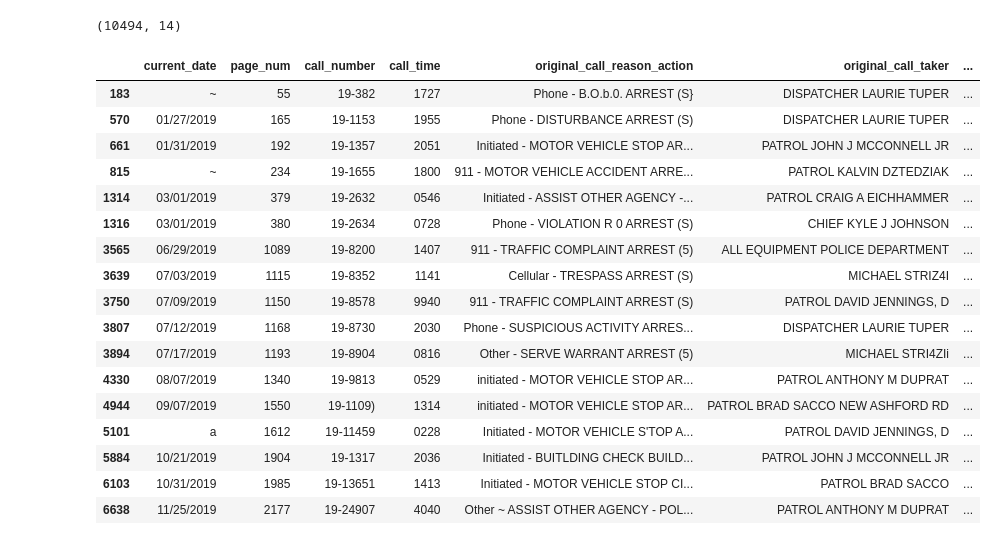
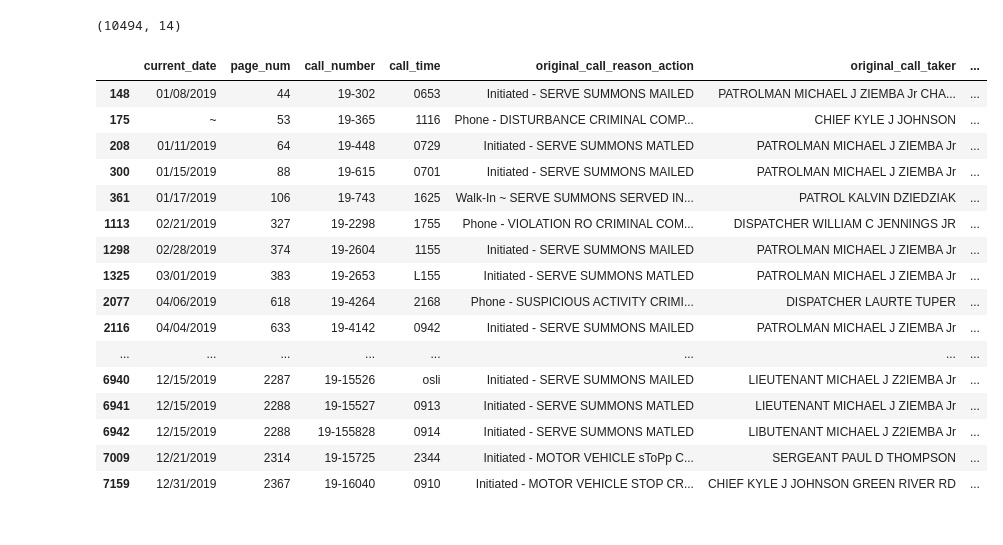
Before and after one commit to annahaensch/datathon4justice, a Jupyter notebook: code/Alex/2021_10_22_parse_text_to_csv.ipynb, the cells around one changed output. Cells and saved outputs as stored; diff of their text form; code cells hidden in the pictures.

Commit message:
workings on arrests, but still needs some work

```diff
--- a/code/Alex/2021_10_22_parse_text_to_csv.ipynb
+++ b/code/Alex/2021_10_22_parse_text_to_csv.ipynb
@@ -551,25 +551,24 @@ all2019.shape
 (10494, 14)
 # %%
 nsub = all2019.dropna(subset=['narrative_text']).reset_index(drop=True)
-nsub[nsub['narrative_text'].str.contains('Arrest')]
+nsub[nsub['narrative_text'].str.contains('Summons')]
 # %% [output]
 |  | current_date | page_num | call_number | call_time | original_call_reason_action | original_call_taker | ... |
-| 183 | ~ | 55 | 19-382 | 1727 | Phone - B.O.b.0. ARREST (S} | DISPATCHER LAURIE TUPER | ... |
-| 570 | 01/27/2019 | 165 | 19-1153 | 1955 | Phone - DISTURBANCE ARREST (S) | DISPATCHER LAURIE TUPER | ... |
-| 661 | 01/31/2019 | 192 | 19-1357 | 2051 | Initiated - MOTOR VEHICLE STOP AR... | PATROL JOHN J MCCONNELL JR | ... |
-| 815 | ~ | 234 | 19-1655 | 1800 | 911 - MOTOR VEHICLE ACCIDENT ARRE... | PATROL KALVIN DZTEDZIAK | ... |
-| 1314 | 03/01/2019 | 379 | 19-2632 | 0546 | Initiated - ASSIST OTHER AGENCY -... | PATROL CRAIG A EICHHAMMER | ... |
-| 1316 | 03/01/2019 | 380 | 19-2634 | 0728 | Phone - VIOLATION R 0 ARREST (S) | CHIEF KYLE J JOHNSON | ... |
-| 3565 | 06/29/2019 | 1089 | 19-8200 | 1407 | 911 - TRAFFIC COMPLAINT ARREST (5) | ALL EQUIPMENT POLICE DEPARTMENT | ... |
-| 3639 | 07/03/2019 | 1115 | 19-8352 | 1141 | Cellular - TRESPASS ARREST (S) | MICHAEL STRIZ4I | ... |
-| 3750 | 07/09/2019 | 1150 | 19-8578 | 9940 | 911 - TRAFFIC COMPLAINT ARREST (S) | PATROL DAVID JENNINGS, D | ... |
-| 3807 | 07/12/2019 | 1168 | 19-8730 | 2030 | Phone - SUSPICIOUS ACTIVITY ARRES... | DISPATCHER LAURIE TUPER | ... |
-| 3894 | 07/17/2019 | 1193 | 19-8904 | 0816 | Other - SERVE WARRANT ARREST (5) | MICHAEL STRI4ZIi | ... |
-| 4330 | 08/07/2019 | 1340 | 19-9813 | 0529 | initiated - MOTOR VEHICLE STOP AR... | PATROL ANTHONY M DUPRAT | ... |
-| 4944 | 09/07/2019 | 1550 | 19-1109) | 1314 | initiated - MOTOR VEHICLE STOP AR... | PATROL BRAD SACCO NEW ASHFORD RD | ... |
-| 5101 | a | 1612 | 19-11459 | 0228 | Initiated - MOTOR VEHICLE S'TOP A... | PATROL DAVID JENNINGS, D | ... |
-| 5884 | 10/21/2019 | 1904 | 19-1317 | 2036 | Initiated - BUITLDING CHECK BUILD... | PATROL JOHN J MCCONNELL JR | ... |
-| 6103 | 10/31/2019 | 1985 | 19-13651 | 1413 | Initiated - MOTOR VEHICLE STOP CI... | PATROL BRAD SACCO | ... |
-| 6638 | 11/25/2019 | 2177 | 19-24907 | 4040 | Other ~ ASSIST OTHER AGENCY - POL... | PATROL ANTHONY M DUPRAT | ... |
+| 148 | 01/08/2019 | 44 | 19-302 | 0653 | Initiated - SERVE SUMMONS MAILED | PATROLMAN MICHAEL J ZIEMBA Jr CHA... | ... |
+| 175 | ~ | 53 | 19-365 | 1116 | Phone - DISTURBANCE CRIMINAL COMP... | CHIEF KYLE J JOHNSON | ... |
+| 208 | 01/11/2019 | 64 | 19-448 | 0729 | Initiated - SERVE SUMMONS MATLED | PATROLMAN MICHAEL J ZIEMBA Jr | ... |
+| 300 | 01/15/2019 | 88 | 19-615 | 0701 | Initiated - SERVE SUMMONS MAILED | PATROLMAN MICHAEL J ZIEMBA Jr | ... |
+| 361 | 01/17/2019 | 106 | 19-743 | 1625 | Walk-In ~ SERVE SUMMONS SERVED IN... | PATROL KALVIN DZIEDZIAK | ... |
+| 1113 | 02/21/2019 | 327 | 19-2298 | 1755 | Phone - VIOLATION RO CRIMINAL COM... | DISPATCHER WILLIAM C JENNINGS JR | ... |
+| 1298 | 02/28/2019 | 374 | 19-2604 | 1155 | Initiated - SERVE SUMMONS MAILED | PATROLMAN MICHAEL J ZIEMBA Jr | ... |
+| 1325 | 03/01/2019 | 383 | 19-2653 | L155 | Initiated - SERVE SUMMONS MATLED | PATROLMAN MICHAEL J ZIEMBA Jr | ... |
+| 2077 | 04/06/2019 | 618 | 19-4264 | 2168 | Phone - SUSPICIOUS ACTIVITY CRIMI... | DISPATCHER LAURTE TUPER | ... |
+| 2116 | 04/04/2019 | 633 | 19-4142 | 0942 | Initiated - SERVE SUMMONS MAILED | PATROLMAN MICHAEL J ZIEMBA Jr | ... |
+| ... | ... | ... | ... | ... | ... | ... | ... |
+| 6940 | 12/15/2019 | 2287 | 19-15526 | osli | Initiated - SERVE SUMMONS MAILED | LIEUTENANT MICHAEL J Z2IEMBA Jr | ... |
+| 6941 | 12/15/2019 | 2288 | 19-15527 | 0913 | Initiated - SERVE SUMMONS MATLED | LIEUTENANT MICHAEL J ZIEMBA Jr | ... |
+| 6942 | 12/15/2019 | 2288 | 19-155828 | 0914 | Initiated - SERVE SUMMONS MATLED | LIBUTENANT MICHAEL J Z2IEMBA Jr | ... |
+| 7009 | 12/21/2019 | 2314 | 19-15725 | 2344 | Initiated - MOTOR VEHICLE sToPp C... | SERGEANT PAUL D THOMPSON | ... |
+| 7159 | 12/31/2019 | 2367 | 19-16040 | 0910 | Initiated - MOTOR VEHICLE STOP CR... | CHIEF KYLE J JOHNSON GREEN RIVER RD | ... |
 # %%
 'PATROL CRAIG A EICHHAMMER'
```
Also changed, not shown: parts of 2 cells of this notebook, 8 other files.
